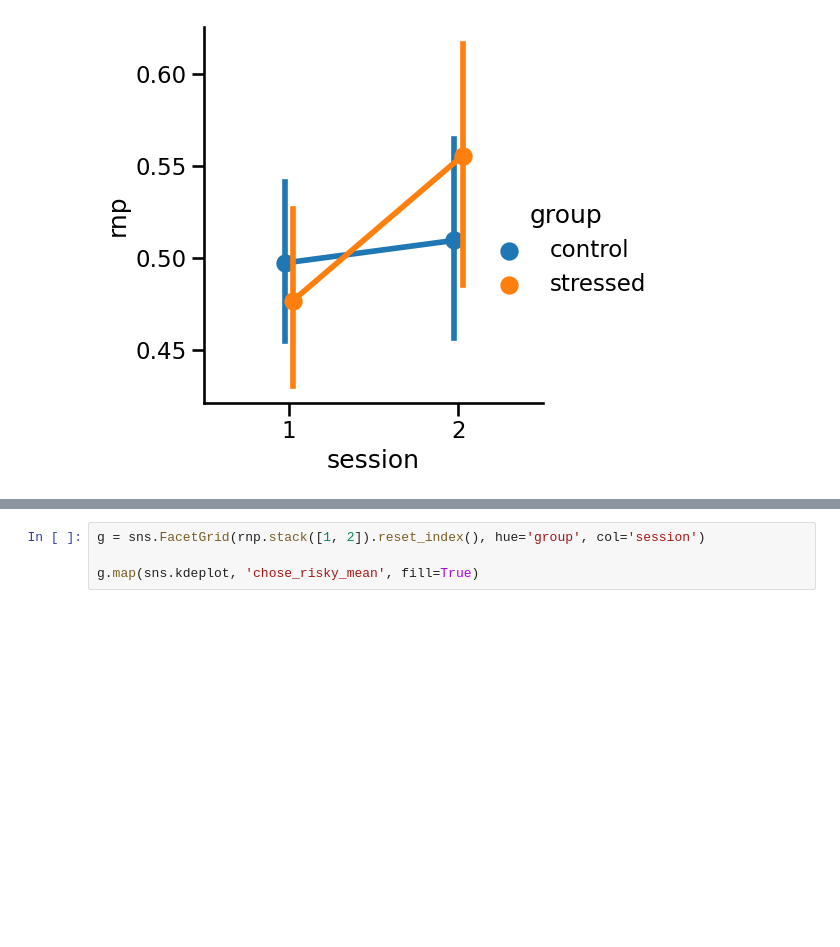
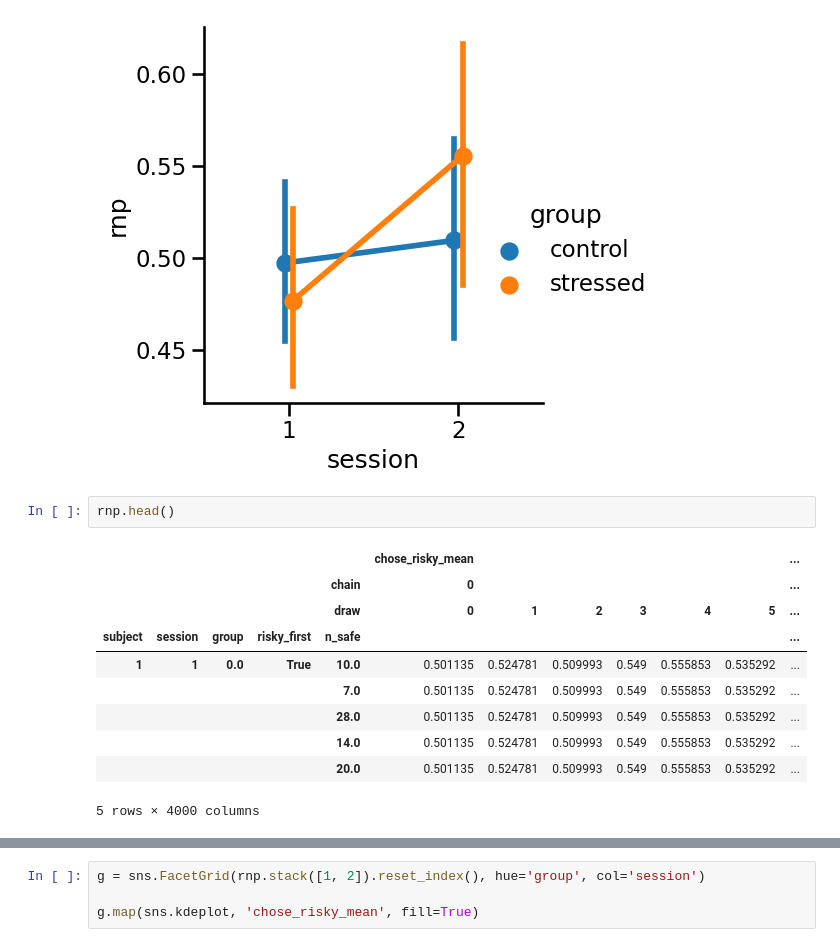
Before and after one commit to Gilles86/stress_risk, a Jupyter notebook: stress_risk/plots_for_paper/fig2_rnp.ipynb, the cells around one changed output, grey strips where cells are left out. Saved outputs shown, nothing was run; the diff lists cells and outputs as text; blank space fills up the shorter version.

```diff
--- a/stress_risk/plots_for_paper/fig2_rnp.ipynb
+++ b/stress_risk/plots_for_paper/fig2_rnp.ipynb
@@ -88,3 +93,16 @@ for t, l in zip(p._legend.texts, legend_labels.values()):
 #plt.savefig(op.join(plot_folder_path, f'rnp_group-sesssion_model-{n_model}'))
 # %% [output]
 [figure]
+# %%
+rnp.head()
+# %% [output]
+|  |  |  |  |  | chose_risky_mean |  |  |  |  |  | ... |
+|  |  |  |  | chain | 0 |  |  |  |  |  | ... |
+|  |  |  |  | draw | 0 | 1 | 2 | 3 | 4 | 5 | ... |
+| subject | session | group | risky_first | n_safe |  |  |  |  |  |  | ... |
+| 1 | 1 | 0.0 | True | 10.0 | 0.501135 | 0.524781 | 0.509993 | 0.549 | 0.555853 | 0.535292 | ... |
+|  |  |  |  | 7.0 | 0.501135 | 0.524781 | 0.509993 | 0.549 | 0.555853 | 0.535292 | ... |
+|  |  |  |  | 28.0 | 0.501135 | 0.524781 | 0.509993 | 0.549 | 0.555853 | 0.535292 | ... |
+|  |  |  |  | 14.0 | 0.501135 | 0.524781 | 0.509993 | 0.549 | 0.555853 | 0.535292 | ... |
+|  |  |  |  | 20.0 | 0.501135 | 0.524781 | 0.509993 | 0.549 | 0.555853 | 0.535292 | ... |
+5 rows × 4000 columns
```
Also changed, not shown: parts of 7 cells of this notebook, 8 other files.
